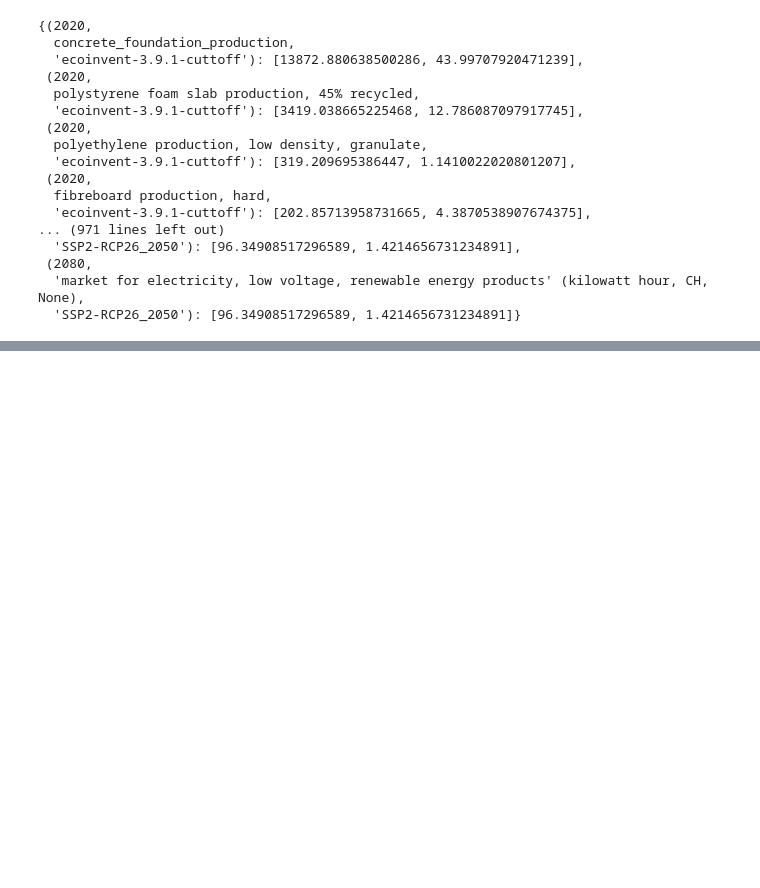
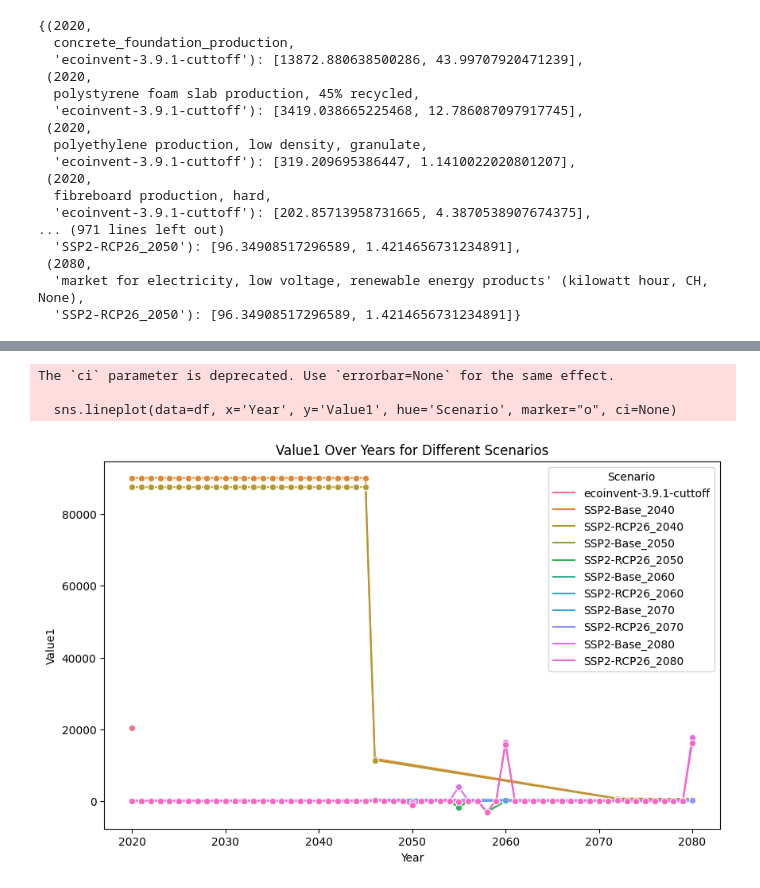
Before and after one commit to Haitham-ghaida/MCC, a Jupyter notebook: test.ipynb, the cells around one changed output, grey strips where cells are left out. Drawn from its saved outputs; the diff is of its cells as text; code cells hidden in the pictures; blank space fills up the shorter version.

```diff
--- a/test.ipynb
+++ b/test.ipynb
@@ -345,0 +343,23 @@ everything.GiveMeName.poop_to_excel(data, 'test.xlsx')
+# %%
+import pandas as pd
+
+data = {
+    (2050, 'window frame production, wood, U=1.5 W/m2K', 'SSP2-RCP19_2050'): [-1.7864920218585827, -0.013551763402401773],
+    (2050, 'window frame production, wood, U=1.5 W/m2K', 'SSP2-RCP26_2050'): [-1.7913165974298542, -0.013546746203492794],
+    #... other data points
+}
+
+# Create a DataFrame and organize data
+df = pd.DataFrame([
+    {
+        'Year': key[0],
+        'Production Type': key[1],
+        'Scenario': key[2],
+        'Value1': value[0],
+        'Value2': value[1]
+    }
+    for key, value in new.items()
+])
+
+print(df.head())
+df.to_csv('output.csv', index=False)
@@ -345,0 +380,17 @@ everything.GiveMeName.poop_to_excel(data, 'test.xlsx')
+# %%
+import seaborn as sns
+import matplotlib.pyplot as plt
+
+#... [Assuming `df` is defined as per the previous code snippet]
+
+plt.figure(figsize=(10, 6))
+sns.lineplot(data=df, x='Year', y='Value1', hue='Scenario', marker="o", ci=None)
+plt.title('Value1 Over Years for Different Scenarios')
+plt.ylabel('Value1')
+plt.xlabel('Year')
+plt.show()
+# %% [output]
+The `ci` parameter is deprecated. Use `errorbar=None` for the same effect.
+
+  sns.lineplot(data=df, x='Year', y='Value1', hue='Scenario', marker="o", ci=None)
+[figure, added]
```
Also changed, not shown: parts of 18 cells of this notebook, 11 other files.
